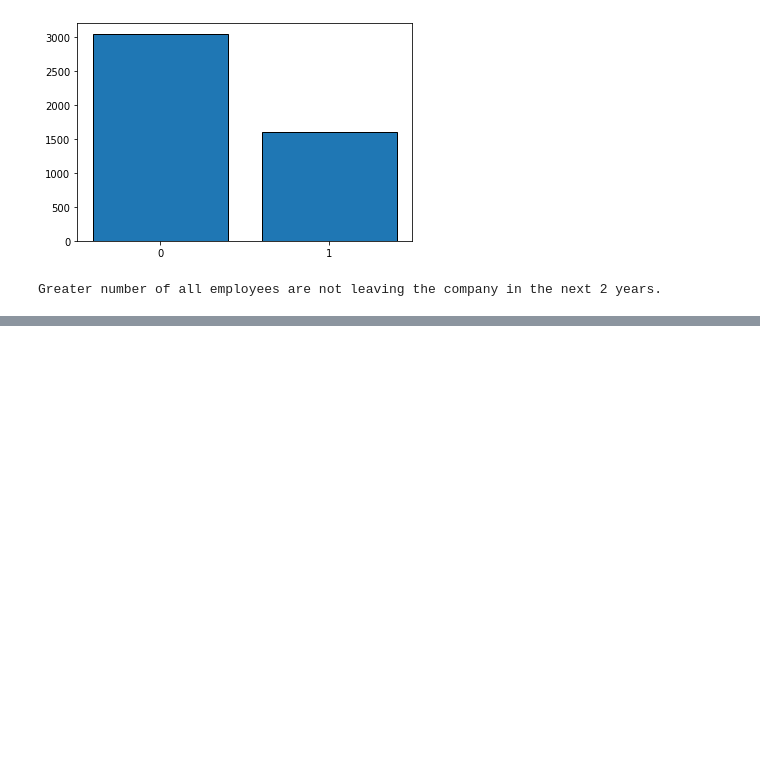
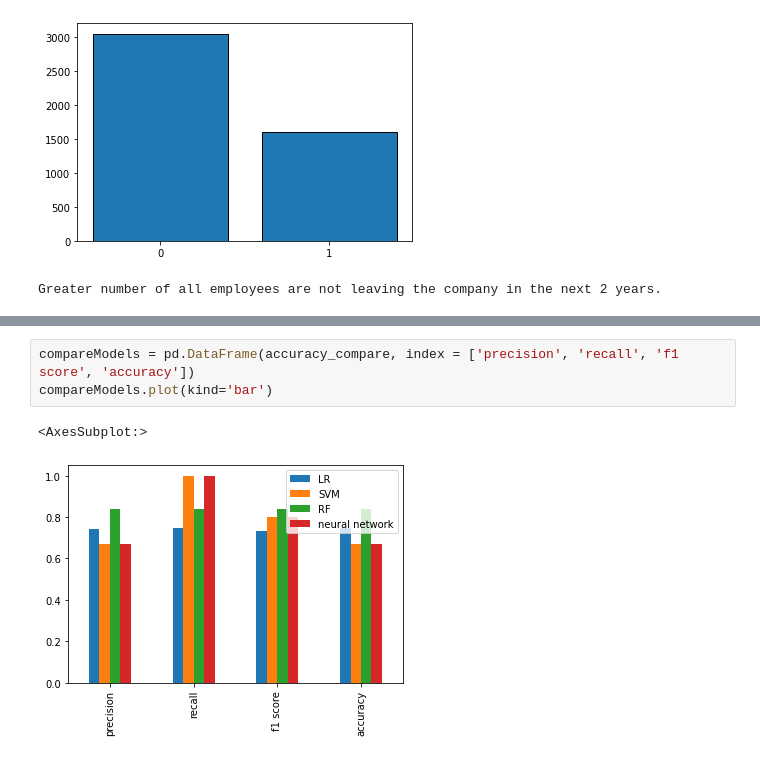
Before and after one commit to gawronskijakub/employee-future-prediction, a Jupyter notebook: employees.ipynb, the cells around one changed output, grey strips where cells are left out. Saved outputs shown, nothing was run; the diff lists cells and outputs as text; blank space fills up the shorter version.

```diff
--- a/employees.ipynb
+++ b/employees.ipynb
@@ -430,0 +540,6 @@ sns.displot(data=employees, y='LeaveOrNot', hue='Gender', col='PaymentTier')
+# %%
+compareModels = pd.DataFrame(accuracy_compare, index = ['precision', 'recall', 'f1 score', 'accuracy'])
+compareModels.plot(kind='bar')
+# %% [output]
+<AxesSubplot:>
+[figure, added]
```
Also changed, not shown: parts of 16 cells of this notebook.
